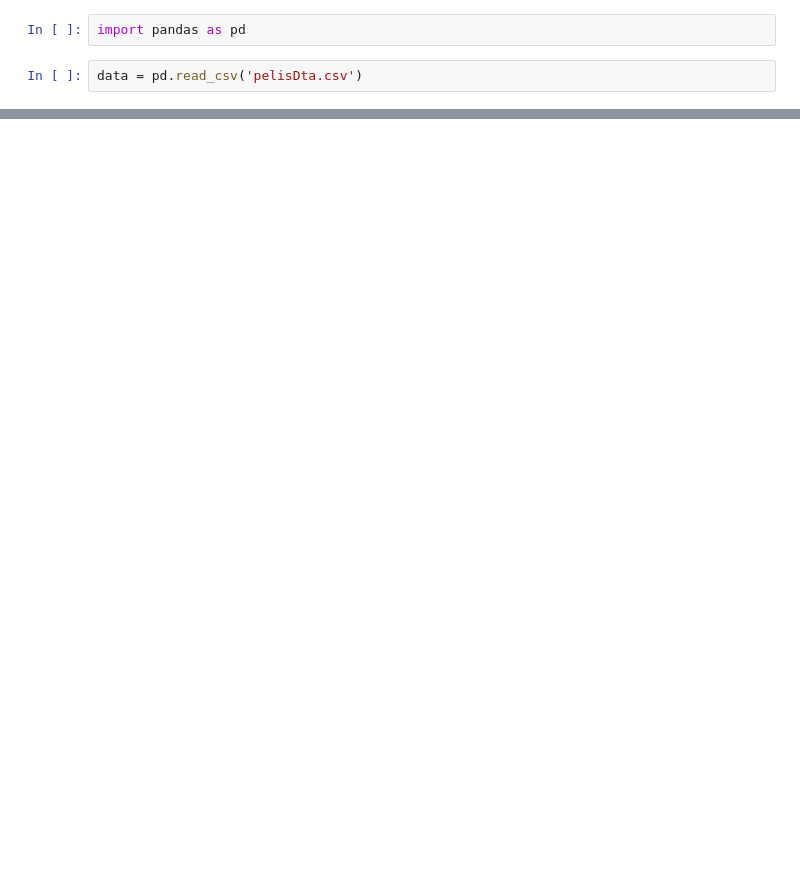
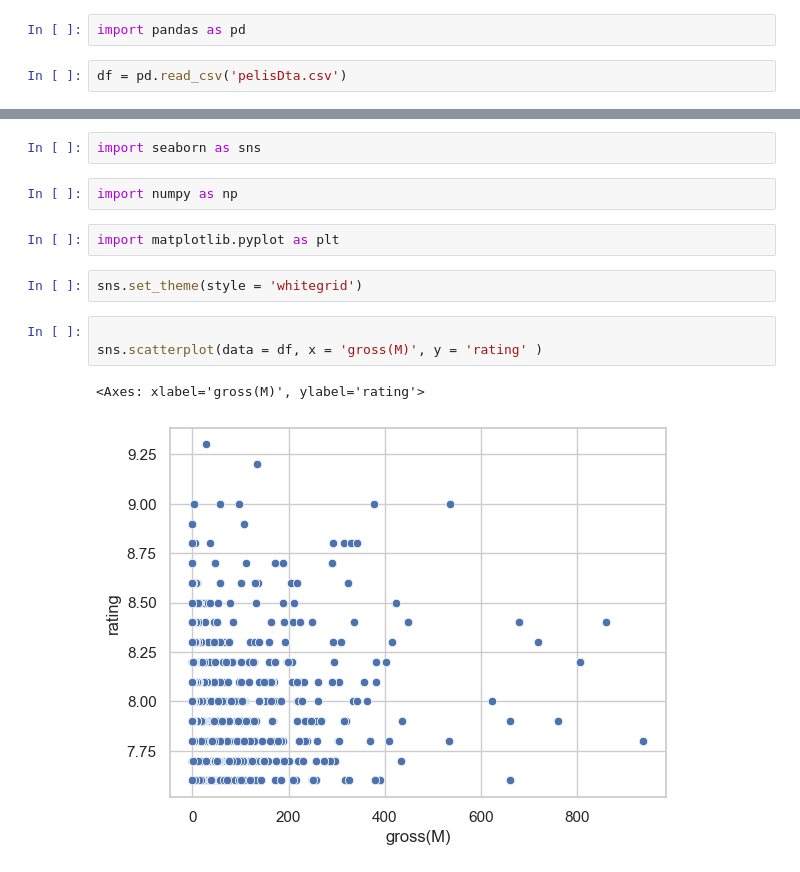
Before and after one commit to matiespinel/Avanzado_Chona, a Jupyter notebook: tp.ipynb, the cells around one changed output, grey strips where cells are left out. Drawn from its saved outputs; the diff is of its cells as text; blank space fills up the shorter version.

```diff
--- a/tp.ipynb
+++ b/tp.ipynb
@@ -42,4 +42,4 @@ El trabajo práctico se debe entregar hasta el 17/09/2023 a las 23:59hs.
 # %%
 import pandas as pd
 # %%
-data = pd.read_csv('pelisDta.csv')
+df = pd.read_csv('pelisDta.csv')
@@ -61,0 +62,14 @@ data
+# %%
+import seaborn as sns
+# %%
+import numpy as np
+# %%
+import matplotlib.pyplot as plt
+# %%
+sns.set_theme(style = 'whitegrid')
+# %%
+
+sns.scatterplot(data = df, x = 'gross(M)', y = 'rating' )
+# %% [output]
+<Axes: xlabel='gross(M)', ylabel='rating'>
+[figure, added]
```
Also changed, not shown: parts of 5 cells of this notebook.
